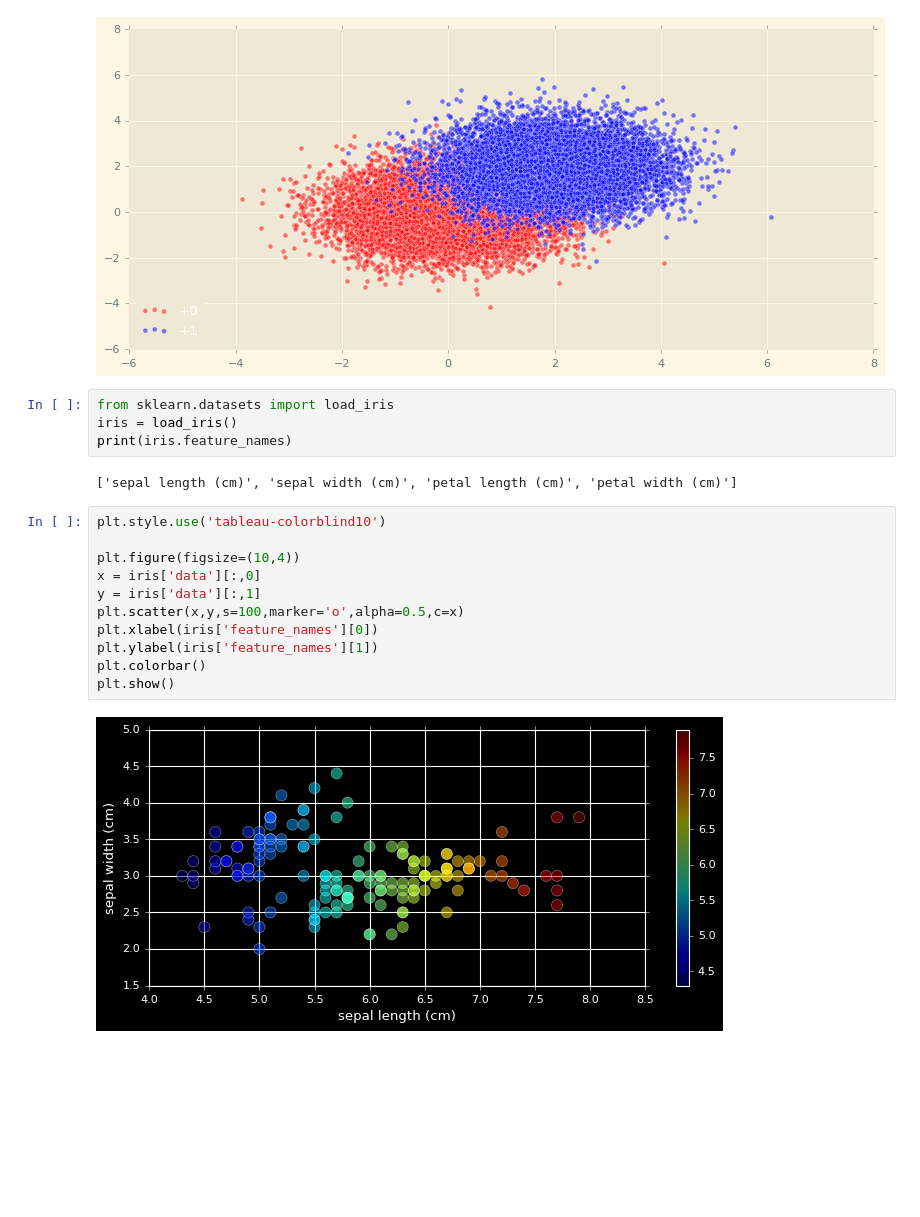
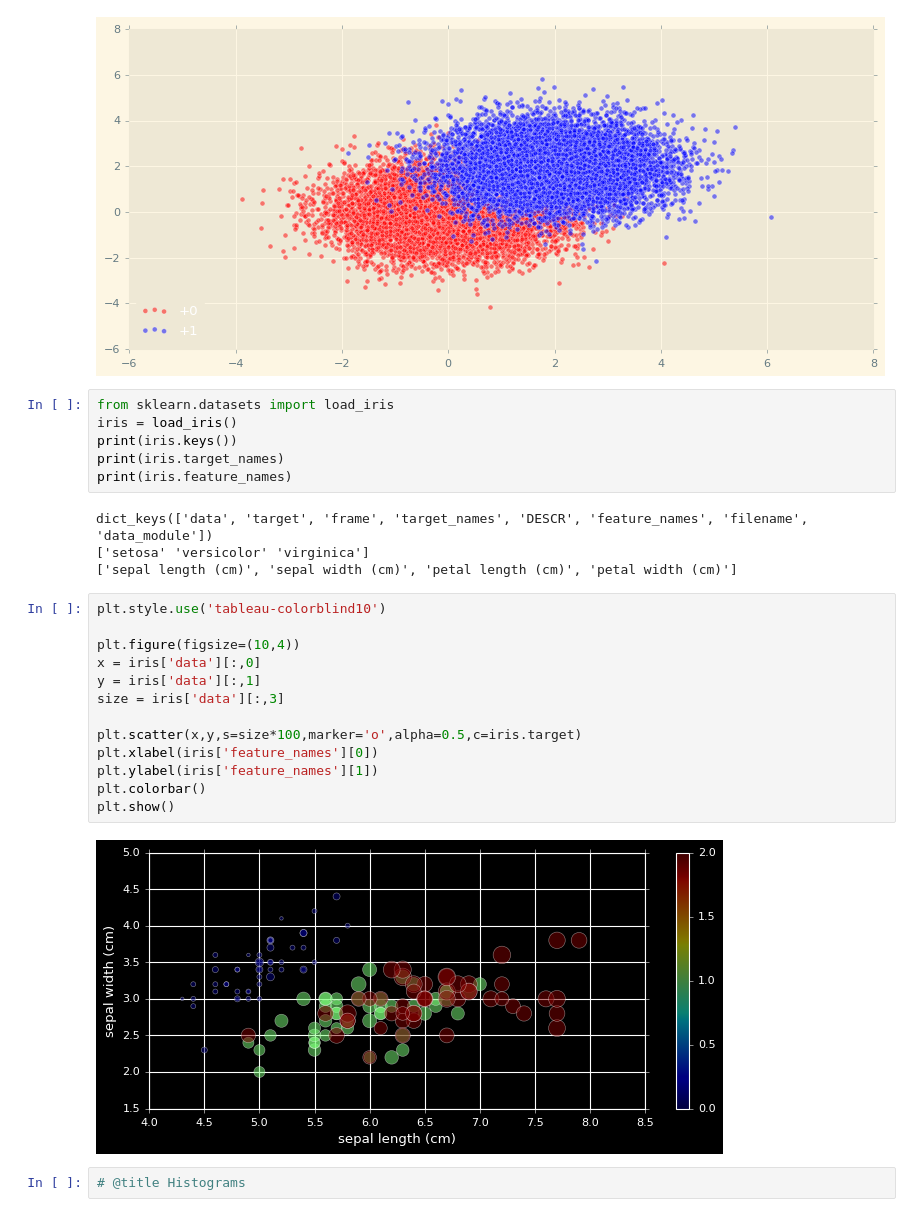
Before and after one commit to prayantgupta15/DataEngineering, a Jupyter notebook: plots.ipynb, the cells around one changed output. Cells and saved outputs as stored; diff of their text form; blank space fills up the shorter version.

```diff
--- a/plots.ipynb
+++ b/plots.ipynb
@@ -127,19 +127,27 @@ plt.show()
 # %%
 from sklearn.datasets import load_iris
 iris = load_iris()
+print(iris.keys())
+print(iris.target_names)
 print(iris.feature_names)
 # %% [output]
+dict_keys(['data', 'target', 'frame', 'target_names', 'DESCR', 'feature_names', 'filename', 'data_module'])
+['setosa' 'versicolor' 'virginica']
 ['sepal length (cm)', 'sepal width (cm)', 'petal length (cm)', 'petal width (cm)']
 # %%
 plt.style.use('tableau-colorblind10')
 
 plt.figure(figsize=(10,4))
 x = iris['data'][:,0]
 y = iris['data'][:,1]
-plt.scatter(x,y,s=100,marker='o',alpha=0.5,c=x)
+size = iris['data'][:,3]
+
+plt.scatter(x,y,s=size*100,marker='o',alpha=0.5,c=iris.target)
 plt.xlabel(iris['feature_names'][0])
 plt.ylabel(iris['feature_names'][1])
 plt.colorbar()
 plt.show()
 # %% [output]
-[figure, old version]
+[figure, new version]
+# %%
+# @title Histograms
```
